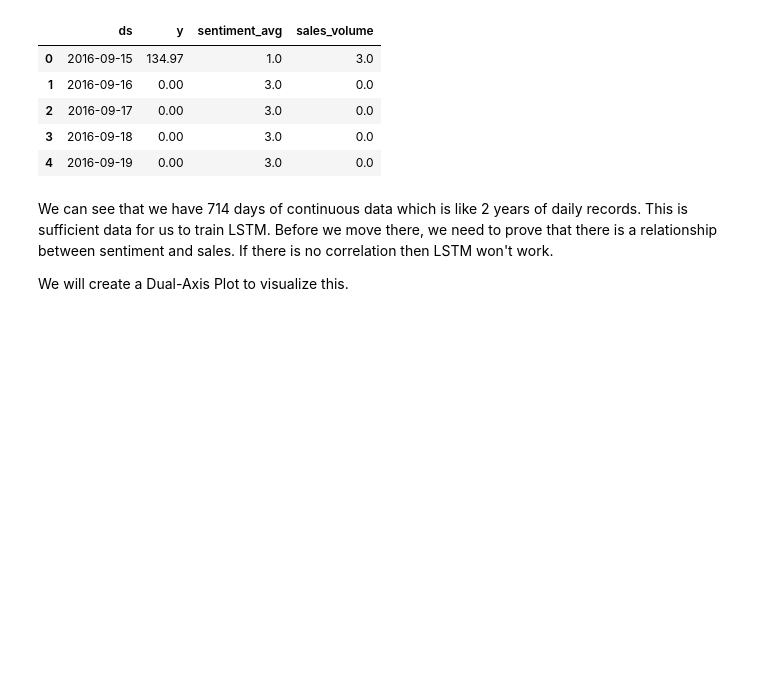
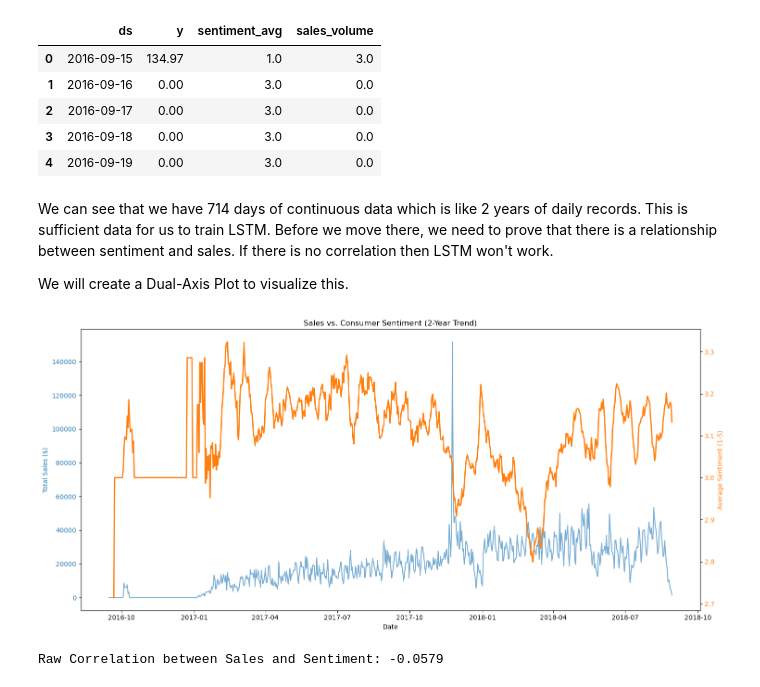
Before and after one commit to sultanjacob/Ecommerce-demand-forecasting-Project, a Jupyter notebook: notebooks/03_Time_Series_Aggregation.ipynb, the cells around one changed output. Drawn from its saved outputs; the diff is of its cells as text; code cells hidden in the pictures; blank space fills up the shorter version.

Commit message:
Update 03_Time_Series_Aggregation.ipynb
Done with the plot

```diff
--- a/notebooks/03_Time_Series_Aggregation.ipynb
+++ b/notebooks/03_Time_Series_Aggregation.ipynb
@@ -73,3 +73,37 @@ Final Daily Series Count: 714 days
 We can see that we have 714 days of continuous data which is like 2 years of daily records. This is sufficient data for us to train LSTM. Before we move there, we need to prove that there is a relationship between sentiment and sales. If there is no correlation then LSTM won't work.
 
 We will create a Dual-Axis Plot to visualize this.
+# %%
+import matplotlib.pyplot as plt
+import seaborn as sns
+
+# 1. Setup the Plot
+fig, ax1 = plt.subplots(figsize=(15, 7))
+
+# 2. Plot Sales (The Target)
+color = 'tab:blue'
+ax1.set_xlabel('Date')
+ax1.set_ylabel('Total Sales ($)', color=color)
+ax1.plot(daily_data['ds'], daily_data['y'], color=color, alpha=0.6, label='Daily Sales')
+ax1.tick_params(axis='y', labelcolor=color)
+
+# 3. Create a Second Axis for Sentiment (The Feature)
+ax2 = ax1.twinx()
+color = 'tab:orange'
+ax2.set_ylabel('Average Sentiment (1-5)', color=color)
+# We plot a 7-day rolling average for sentiment to smooth out the noise
+ax2.plot(daily_data['ds'], daily_data['sentiment_avg'].rolling(7).mean(), color=color, linewidth=2, label='7-Day Sentiment Trend')
+ax2.tick_params(axis='y', labelcolor=color)
+
+# 4. Final Polish
+plt.title("Sales vs. Consumer Sentiment (2-Year Trend)")
+fig.tight_layout()
+plt.show()
+
+# 5. The "Logic" Check: Correlation
+# Does sentiment actually move with sales?
+corr = daily_data[['y', 'sentiment_avg']].corr().iloc[0,1]
+print(f"Raw Correlation between Sales and Sentiment: {corr:.4f}")
+# %% [output]
+[figure, added]
+Raw Correlation between Sales and Sentiment: -0.0579
```
Also changed, not shown: parts of 1 cell of this notebook.
